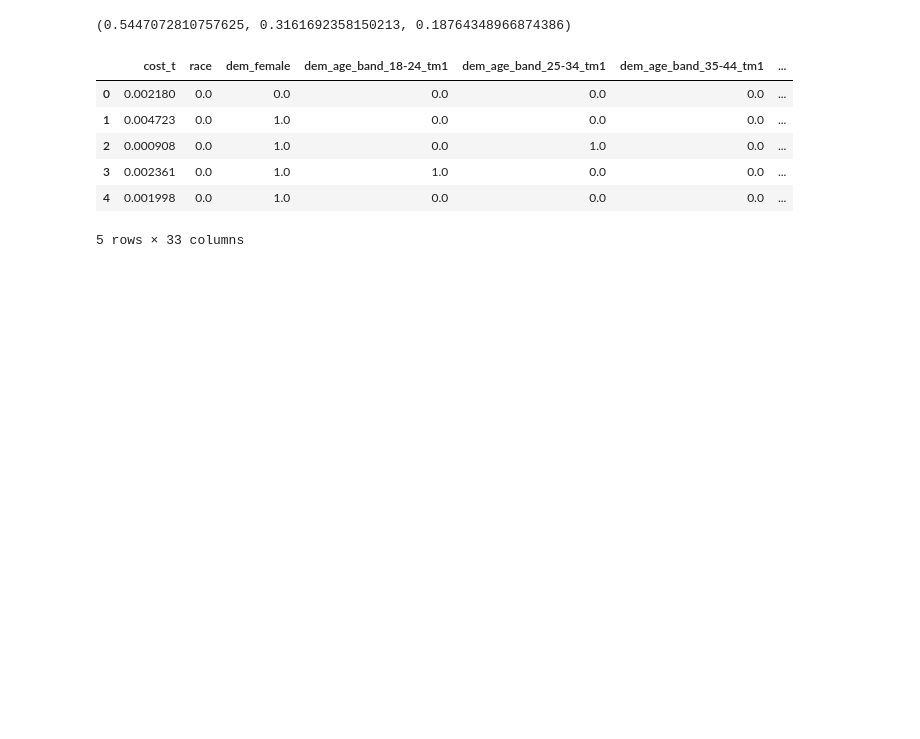
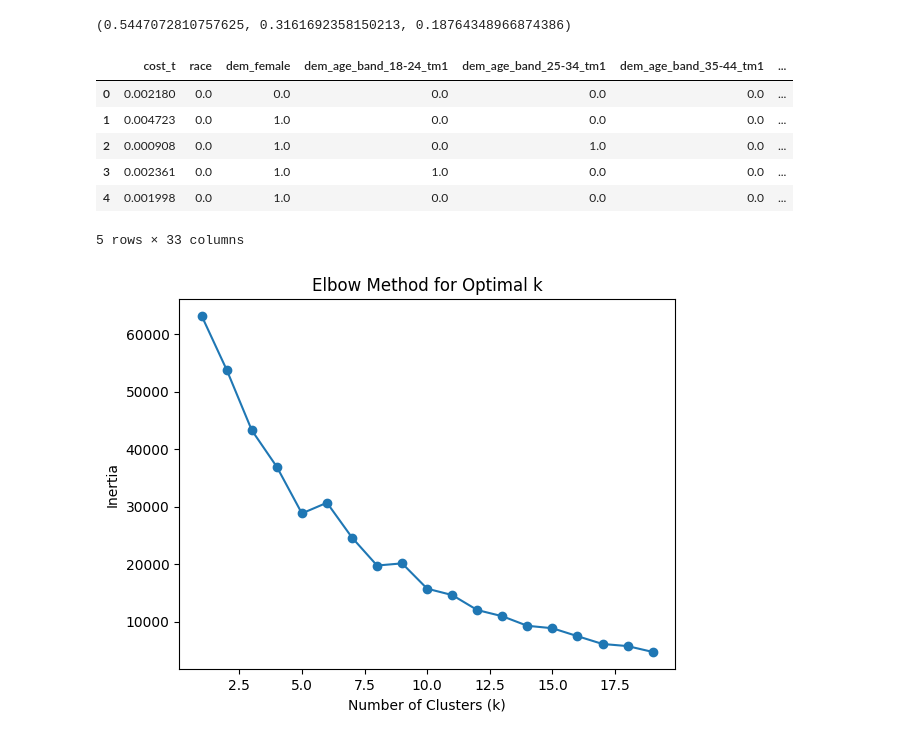
Before and after one commit to mqwangwa/rashomon, a Jupyter notebook: clean_obermeyer.ipynb, the cells around one changed output. Saved outputs shown, nothing was run; the diff lists cells and outputs as text; code cells hidden in the pictures; blank space fills up the shorter version.

```diff
--- a/clean_obermeyer.ipynb
+++ b/clean_obermeyer.ipynb
@@ -80,0 +83,29 @@ df.head()
+# %%
+features = ['dem_female', 'dem_age_band_18-24_tm1', 'dem_age_band_25-34_tm1', 'dem_age_band_35-44_tm1', 'dem_age_band_45-54_tm1',
+            'dem_age_band_55-64_tm1', 'dem_age_band_65-74_tm1', 'dem_age_band_75+_tm1', 'hypertension_elixhauser_tm1', 'cost_dialysis_tm1',
+            'cost_emergency_tm1', 'cost_home_health_tm1', 'cost_ip_medical_tm1', 'cost_ip_surgical_tm1', 'cost_laboratory_tm1',
+            'cost_op_primary_care_tm1', 'cost_op_specialists_tm1', 'cost_op_surgery_tm1', 'cost_other_tm1', 'cost_pharmacy_tm1',
+            'cost_physical_therapy_tm1', 'cost_radiology_tm1', 'gagne_sum_tm1']
+# %%
+import matplotlib.pyplot as plt
+from sklearn.cluster import KMeans
+from sklearn.datasets import make_blobs
+
+# Generate sample data
+X = df[features].to_numpy()
+
+# Calculate inertia (WCSS) for different values of k
+inertia = []
+for k in range(1, 20):
+    kmeans = KMeans(n_clusters=k)
+    kmeans.fit(X)
+    inertia.append(kmeans.inertia_)
+
+# Plot the elbow plot
+plt.plot(range(1, 20), inertia, marker='o')
+plt.xlabel('Number of Clusters (k)')
+plt.ylabel('Inertia')
+plt.title('Elbow Method for Optimal k')
+plt.show()
+# %% [output]
+[figure, added]
```
Also changed, not shown: parts of 3 cells of this notebook, 8 other files.
